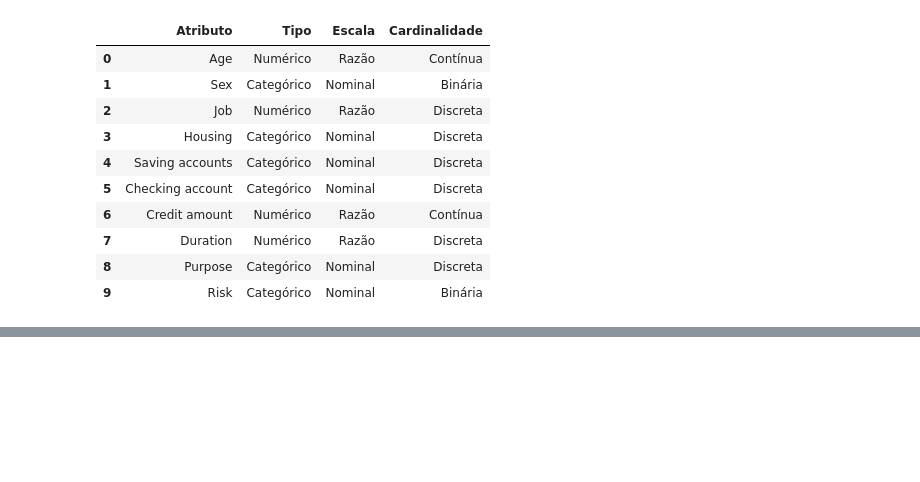
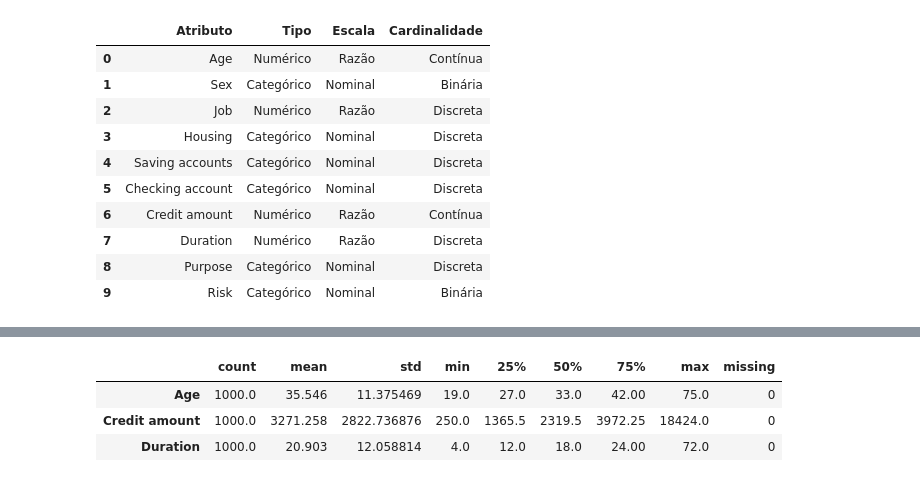
Before and after one commit to viniaraujo68/german-credit-risk, a Jupyter notebook: analysis.ipynb, the cells around one changed output, grey strips where cells are left out. Cells and saved outputs as stored; diff of their text form; code cells hidden in the pictures; blank space fills up the shorter version.

```diff
--- a/analysis.ipynb
+++ b/analysis.ipynb
@@ -152,0 +162,10 @@ descr
+# %%
+num_cols = ['Age', 'Credit amount', 'Duration']
+stats_num = df[num_cols].describe().T
+stats_num['missing'] = df[num_cols].isna().sum()
+stats_num
+# %% [output]
+|  | count | mean | std | min | 25% | 50% | 75% | max | missing |
+| Age | 1000.0 | 35.546 | 11.375469 | 19.0 | 27.0 | 33.0 | 42.00 | 75.0 | 0 |
+| Credit amount | 1000.0 | 3271.258 | 2822.736876 | 250.0 | 1365.5 | 2319.5 | 3972.25 | 18424.0 | 0 |
+| Duration | 1000.0 | 20.903 | 12.058814 | 4.0 | 12.0 | 18.0 | 24.00 | 72.0 | 0 |
```
Also changed, not shown: parts of 5 cells of this notebook.
